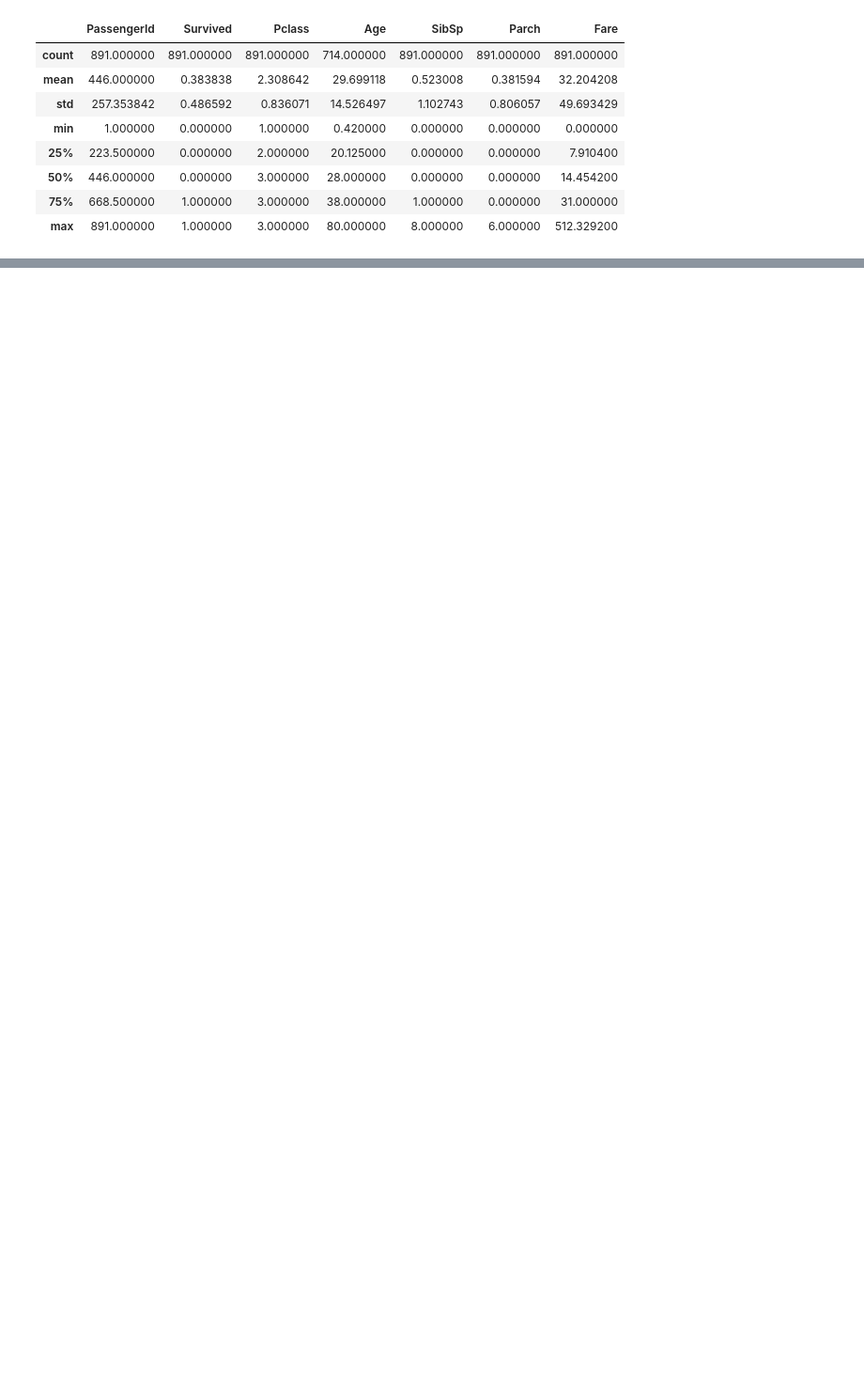
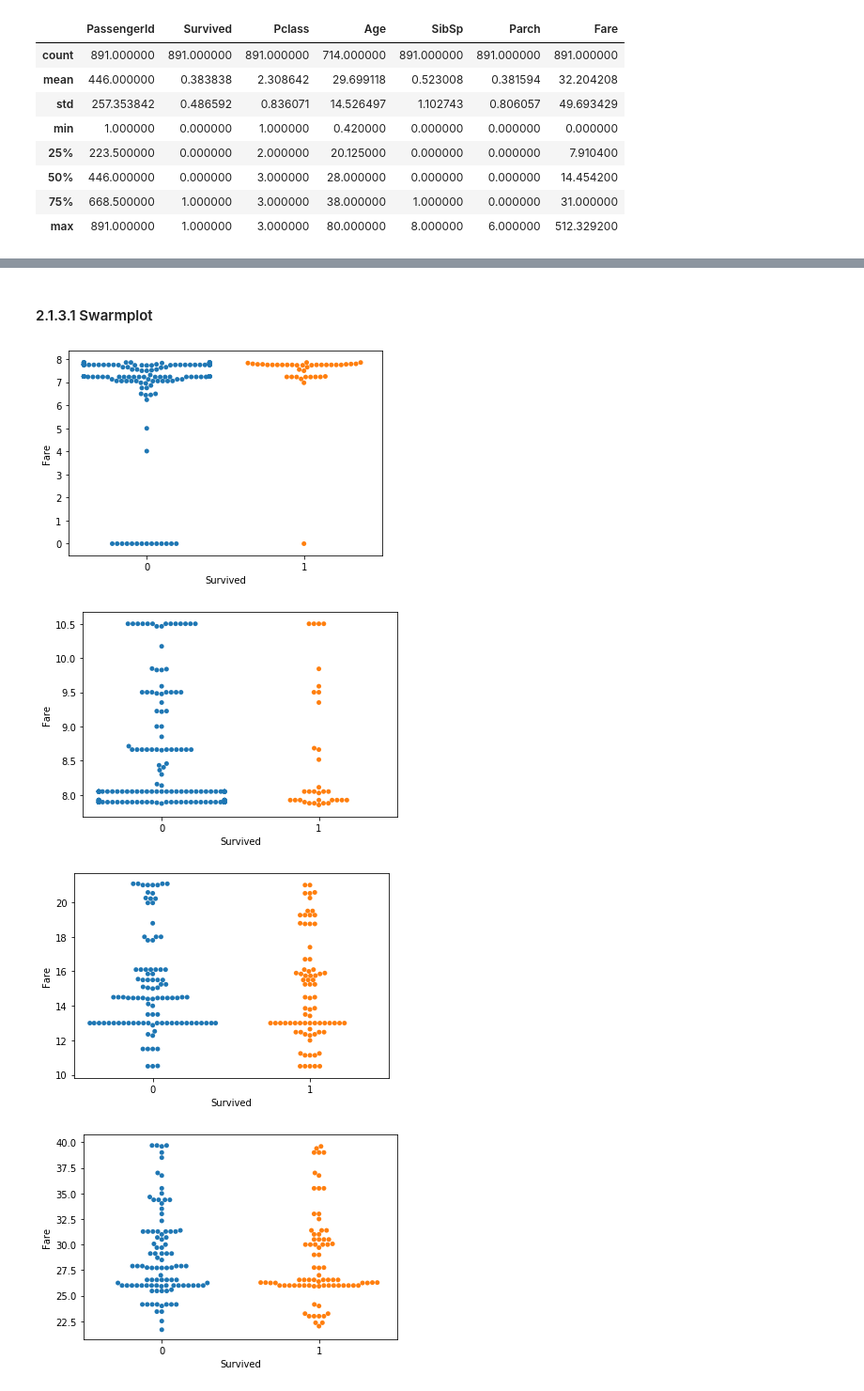
Before and after one commit to USF-CS-663-Spring-2020/lab-02-titanic-DomingoWong, a Jupyter notebook: titanic.ipynb, the cells around one changed output, grey strips where cells are left out. Shown: that part at 94% size. Cells and saved outputs as stored; diff of their text form; code cells hidden in the pictures; blank space fills up the shorter version.

```diff
--- a/titanic.ipynb
+++ b/titanic.ipynb
@@ -42,0 +77,3 @@ df.describe()
+# %%
+passenger_num = len(df)
+passenger_num
@@ -83,0 +101,3 @@ sns.FacetGrid(df, col = 'Survived').map(plt.hist, 'Fare', bins = 20, normed = Tr
+# %%
+sorted_pd = df.sort_values(by = "Fare", inplace = False)
+sorted_pd.head(5)
@@ -83,0 +113,14 @@ sns.FacetGrid(df, col = 'Survived').map(plt.hist, 'Fare', bins = 20, normed = Tr
+# %%
+sub_df = {}
+n = 5
+m = int(passenger_num/n)
+# for i in range(n):
+#     print(i)
+sub_df[0] = sorted_pd.iloc[:m]
+sub_df[1] = sorted_pd.iloc[m:2*m]
+sub_df[2] = sorted_pd.iloc[2*m:3*m]
+sub_df[3] = sorted_pd.iloc[3*m:4*m]
+sub_df[4] = sorted_pd.iloc[4*m:]
+
+len(sub_df[0])
+len(sub_df[4])
@@ -83,0 +131,12 @@ sns.FacetGrid(df, col = 'Survived').map(plt.hist, 'Fare', bins = 20, normed = Tr
+# %% [markdown]
+#### 2.1.3.1 Swarmplot
+# %%
+for i in range(len(sub_df)):
+    plt.figure()
+#     sns.stripplot(x = sub_df[i].Survived, y = sub_df[i].Fare, data = sub_df[i])
+    sns.swarmplot(x = sub_df[i].Survived, y = sub_df[i].Fare, data = sub_df[i])
+# %% [output]
+[figure, added]
+[figure, added]
+[figure, added]
+[figure, added]
```
Also changed, not shown: parts of 27 cells of this notebook.
